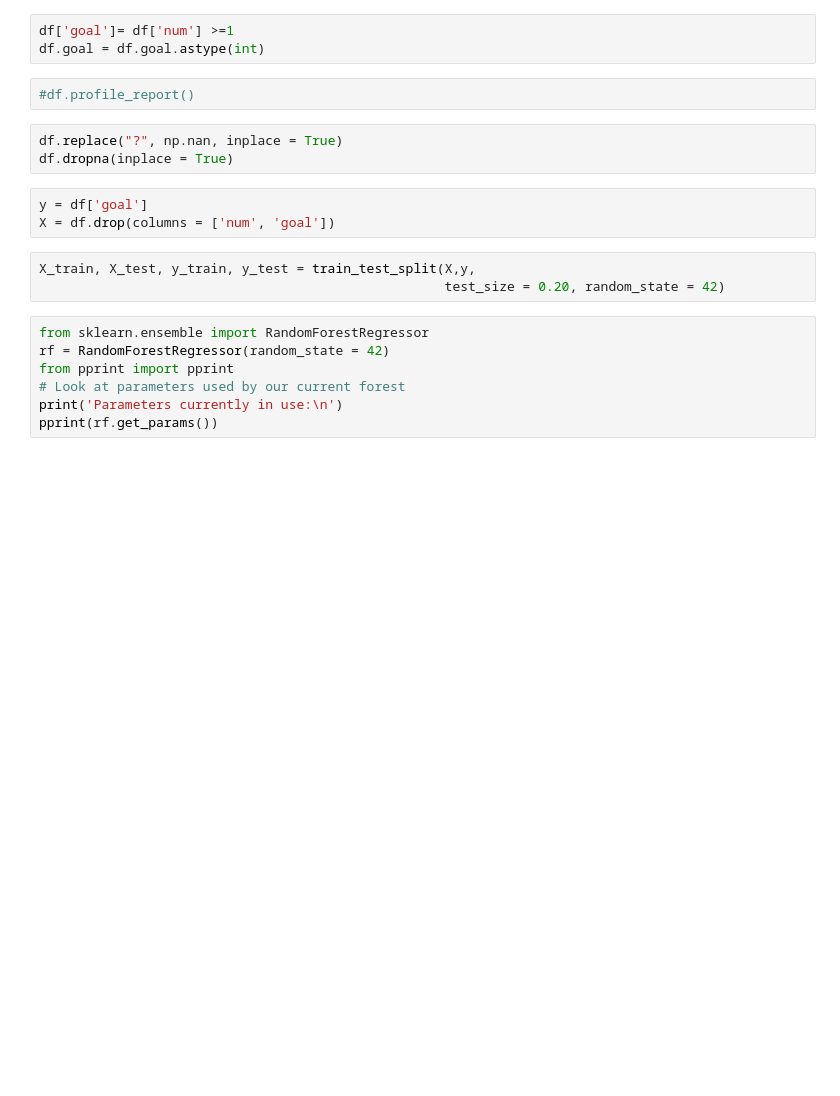
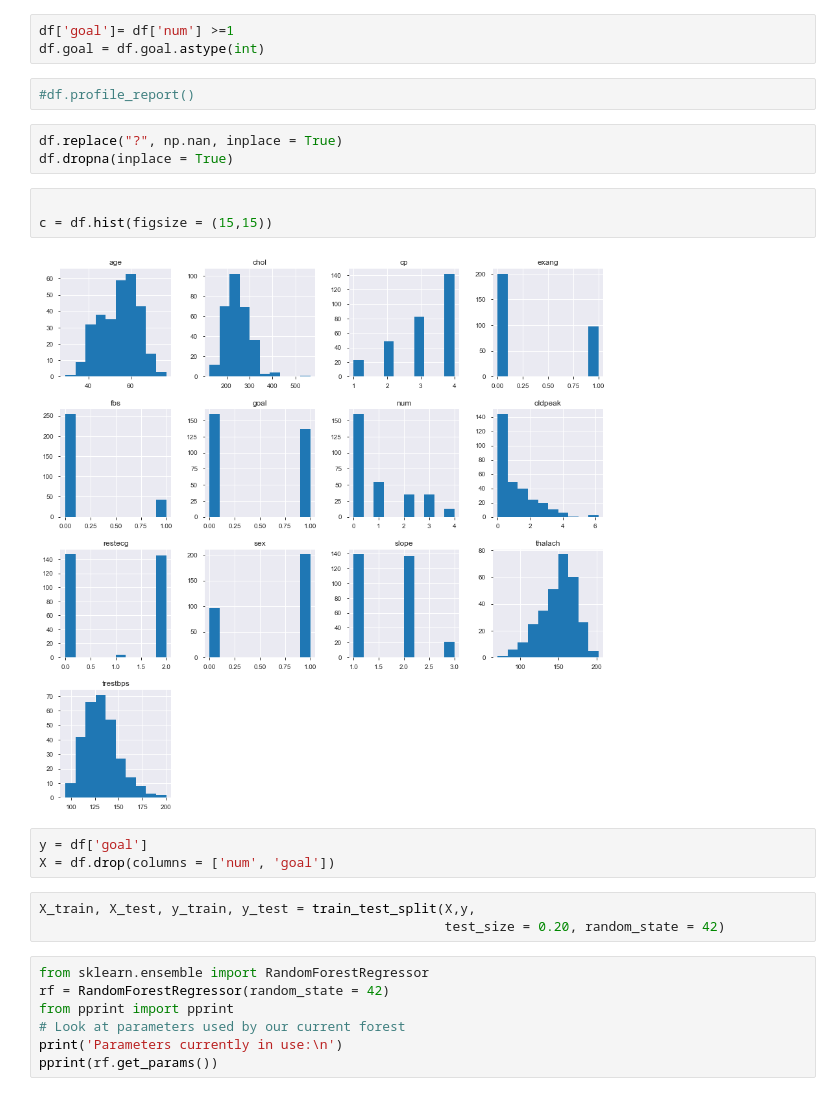
Before and after one commit to vinaysb/Data-Mining-2019-20, a Jupyter notebook: Assignment_9/Random_forest.ipynb, the cells around one changed output. Saved outputs shown, nothing was run; the diff lists cells and outputs as text; blank space fills up the shorter version.

```diff
--- a/Assignment_9/Random_forest.ipynb
+++ b/Assignment_9/Random_forest.ipynb
@@ -20,6 +20,11 @@ df.goal = df.goal.astype(int)
 # %%
 df.replace("?", np.nan, inplace = True)
 df.dropna(inplace = True)
+# %%
+
+c = df.hist(figsize = (15,15))
+# %% [output]
+[figure, added]
 # %%
 y = df['goal']
 X = df.drop(columns = ['num', 'goal'])
```
Also changed, not shown: parts of 10 cells of this notebook, 15 other files.
